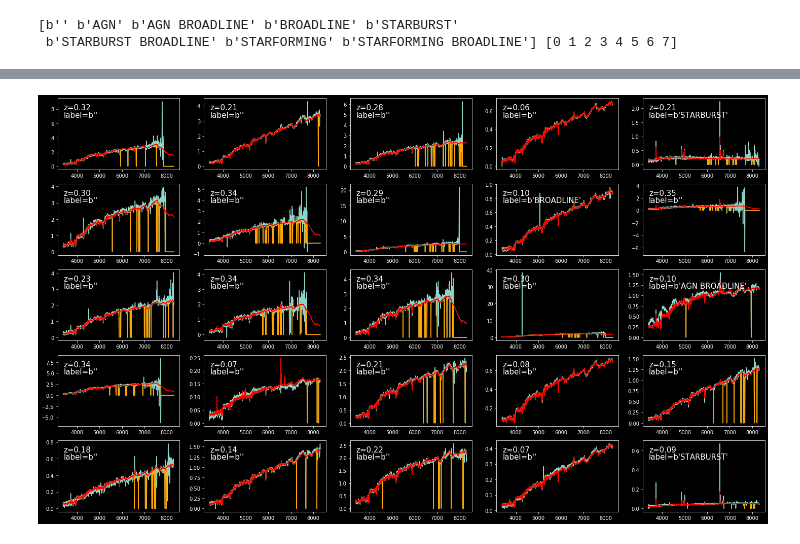
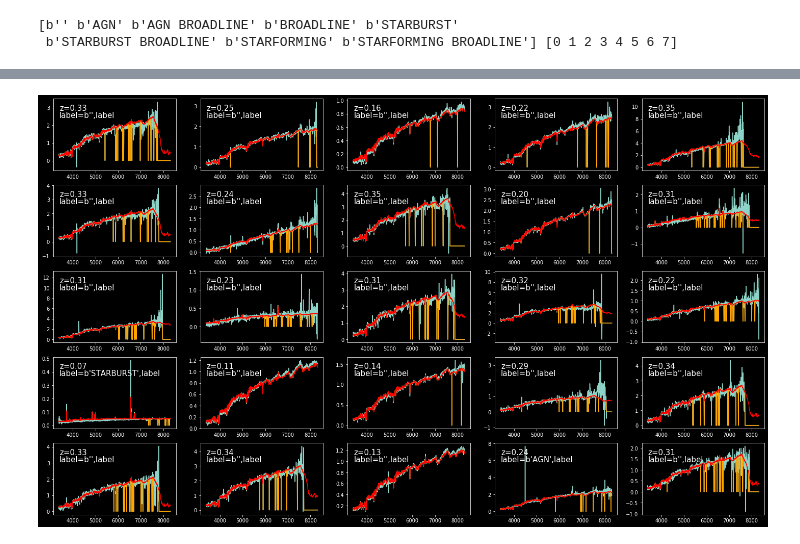
Before and after one commit to AlexGKim/SDSS_PAE, a Jupyter notebook: notebooks/AE_SDSS.ipynb, the cells around one changed output, grey strips where cells are left out. Cells and saved outputs as stored; diff of their text form; code cells hidden in the pictures.

Commit message:
entire dataset produced, saving preprocessed files

```diff
--- a/notebooks/AE_SDSS.ipynb
+++ b/notebooks/AE_SDSS.ipynb
@@ -254,21 +275,43 @@ valid_size   = int(0.2 * DATASET_SIZE)
+# %%
+def reshuffle(list_, indices):
+    res = []
+    for item_ in list_:
+        res.append(item_[indices])
+    return res
+# %%
+res_fluxes, res_masks, res_inv_vars, redshifts, SNs, ras, decs, category, sublabel = reshuffle([res_fluxes, res_masks, res_inv_vars, redshifts, SNs, ras, decs, category, sublabel], indices)
 # %%
 train_data   = np.expand_dims(res_fluxes[:train_size],-1)/mean
 valid_data   = np.expand_dims(res_fluxes[train_size:train_size+valid_size],-1)/mean
+test_data    = np.expand_dims(res_fluxes[-test_size::],-1)/mean
+
 train_mask   = np.expand_dims(res_masks[:train_size],-1)
 valid_mask   = np.expand_dims(res_masks[train_size:train_size+valid_size],-1)
+test_mask    = np.expand_dims(res_masks[-test_size::],-1)
+
 train_noise  = np.expand_dims(res_inv_vars[:train_size],-1)*mean**2
 valid_noise  = np.expand_dims(res_inv_vars[train_size:train_size+valid_size],-1)*mean**2
+test_noise   = np.expand_dims(res_inv_vars[-test_size::],-1)*mean**2
+
 train_params = np.asarray(redshifts, dtype=np.float32)[:train_size]
 valid_params = np.asarray(redshifts, dtype=np.float32)[train_size:train_size+valid_size]
+test_params = np.asarray(redshifts, dtype=np.float32)[-test_size::]
 
 train_ras = np.asarray(ras, dtype=np.float32)[:train_size]
 valid_ras = np.asarray(ras, dtype=np.float32)[train_size:train_size+valid_size]
+test_ras = np.asarray(ras, dtype=np.float32)[-test_size::]
 
 train_decs = np.asarray(decs, dtype=np.float32)[:train_size]
 valid_decs = np.asarray(decs, dtype=np.float32)[train_size:train_size+valid_size]
+test_decs = np.asarray(decs, dtype=np.float32)[-test_size::]
+
+train_cat = category[:train_size]
+valid_cat = category[train_size:train_size+valid_size]
+test_cat = category[-test_size::]
 
 train_labels = sublabel[:train_size]
 valid_labels = sublabel[train_size:train_size+valid_size]
+test_labels = sublabel[-test_size::]
 # %%
 def training_cycle(BATCH_SIZE, n_epochs, lr_anneal):
     scheduler = make_scheduler(lr_anneal)
@@ -389,3 +443,3 @@ INFO:tensorflow:Assets written to: /global/cscratch1/sd/vboehm/Models/SDSS_AE/de
 # %%
-np.save('/global/cscratch1/sd/vboehm/Datasets/encoded/1/encoded_%s.npy'%label_2,[encoded_train, encoded_valid])
-encoded_train, encoded_valid = np.load('/global/cscratch1/sd/vboehm/Datasets/encoded/1//encoded_%s.npy'%label_2, allow_pickle=True)
+np.save(os.path.join(root_encoded,'encoded_%s.npy'%label_2),[encoded_train, encoded_valid, encoded_test])
+encoded_train, encoded_valid, encoded_test = np.load(os.path.join(root_encoded,'encoded_%s.npy'%label_2), allow_pickle=True)
@@ -430,17 +481,17 @@ new_wl        = np.logspace(wl_range[0],wl_range[1],fixed_num_bins+1)
 # %%
 style_list=['dark_background']
 # Plot a demonstration figure for every available style sheet.
 for style_label in style_list:
     with plt.rc_context({"figure.max_open_warning": len(style_list)}):
         with plt.style.context(style_label):
             fig, ax = plt.subplots(5,5, figsize=(25,15))
             ax = ax.flatten()
             for nn, ii in enumerate(np.arange(25)):
                 ax[nn].plot(new_wl[:-1], np.squeeze(valid_data)[ii]*np.squeeze(valid_mask)[ii], )
                 ax[nn].plot(new_wl[:-1], np.squeeze(decoded_valid)[ii]*np.squeeze(valid_mask)[ii], color='orange')
                 ax[nn].plot(new_wl[:-1], np.squeeze(decoded_valid)[ii], color='red')
                 ax[nn].text(0.05, 0.92, r'z=%.2f'%valid_params[ii], fontsize=15, color='white',verticalalignment='top', horizontalalignment='left', transform=ax[nn].transAxes)
-                ax[nn].text(0.05, 0.82, r'label=%s'%valid_labels[ii], fontsize=15, color='white',verticalalignment='top', horizontalalignment='left', transform=ax[nn].transAxes)
+                ax[nn].text(0.05, 0.82, r'label=%s,%s'%(valid_labels[ii],valid_cat[ii]), fontsize=15, color='white',verticalalignment='top', horizontalalignment='left', transform=ax[nn].transAxes)
 plt.show()
 # %% [output]
-[figure, old version]
+[figure, new version]
```
Also changed, not shown: parts of 25 cells of this notebook, 8 other files.
